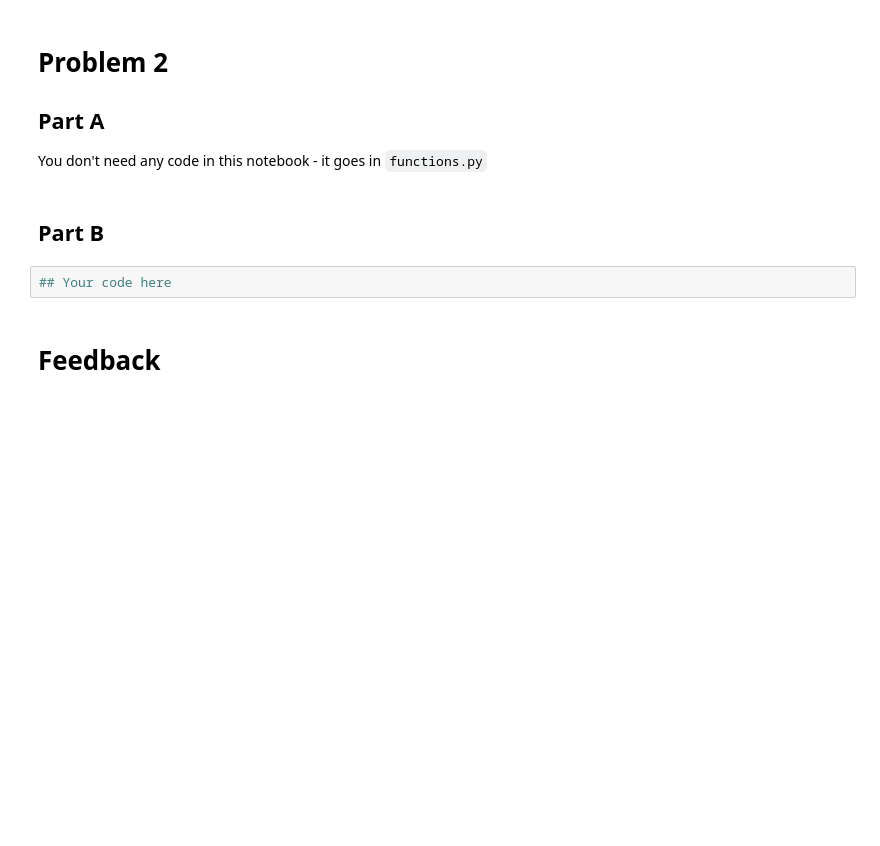
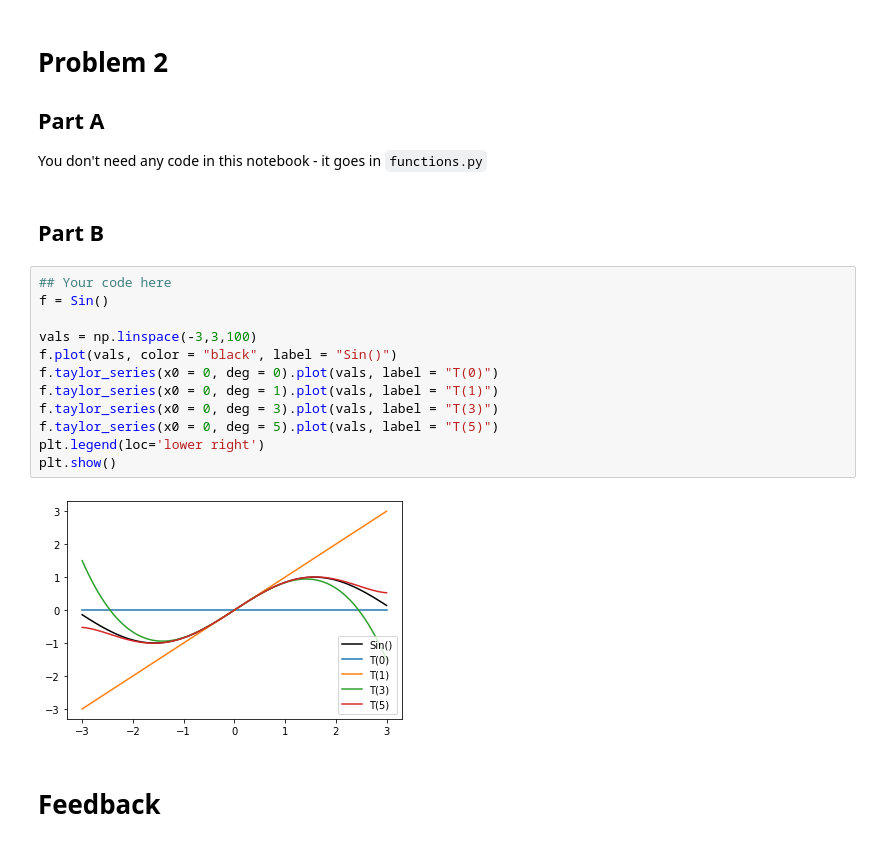
Before and after one commit to liliw-w/HW, a Jupyter notebook: homework-1-template/answers.ipynb, the cells around one changed output. Cells and saved outputs as stored; diff of their text form; blank space fills up the shorter version.

```diff
--- a/homework-1-template/answers.ipynb
+++ b/homework-1-template/answers.ipynb
@@ -260,7 +290,19 @@ exp(5(x))
 You don't need any code in this notebook - it goes in `functions.py`
 # %% [markdown]
 ## Part B
-# %%
-## Your code here
+# %%
+## Your code here
+f = Sin()
+
+vals = np.linspace(-3,3,100)
+f.plot(vals, color = "black", label = "Sin()")
+f.taylor_series(x0 = 0, deg = 0).plot(vals, label = "T(0)")
+f.taylor_series(x0 = 0, deg = 1).plot(vals, label = "T(1)")
+f.taylor_series(x0 = 0, deg = 3).plot(vals, label = "T(3)")
+f.taylor_series(x0 = 0, deg = 5).plot(vals, label = "T(5)")
+plt.legend(loc='lower right')
+plt.show()
+# %% [output]
+[figure, added]
 # %% [markdown]
 # Feedback
```
Also changed, not shown: parts of 13 cells of this notebook, 1 other file.
